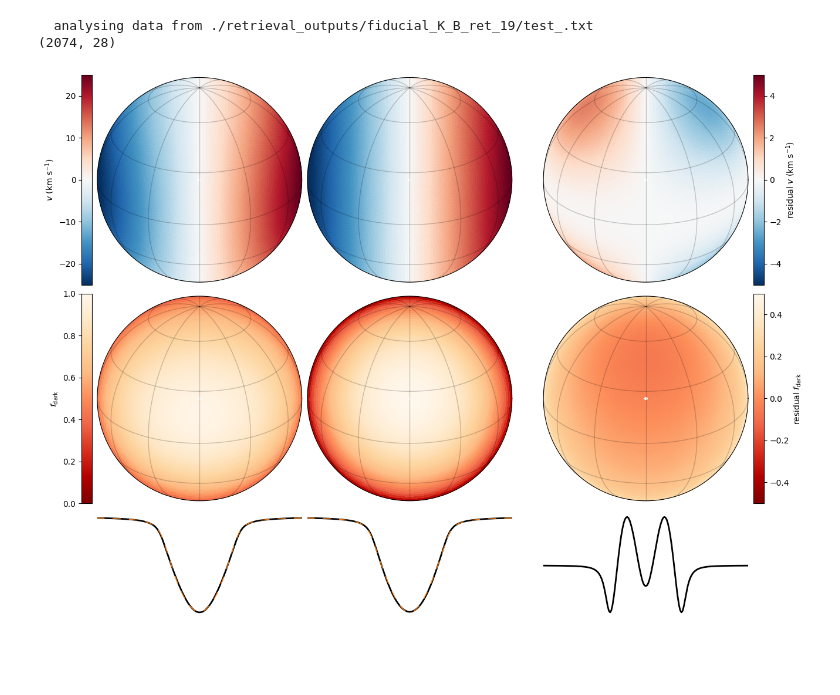
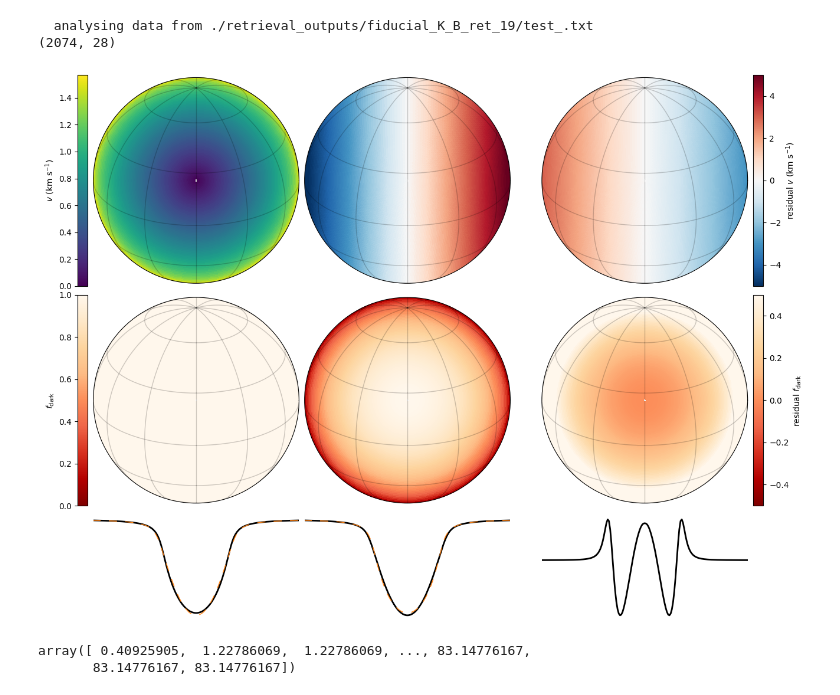
Before and after one commit to samderegt/retrieval_base, a Jupyter notebook: Luhman_16/differential_rotation.ipynb, the cells around one changed output. Drawn from its saved outputs; the diff is of its cells as text; code cells hidden in the pictures; blank space fills up the shorter version.

```diff
--- a/Luhman_16/differential_rotation.ipynb
+++ b/Luhman_16/differential_rotation.ipynb
@@ -254,7 +258,8 @@ flux_init = np.ones_like(wave)
 flux_init -= Lorentz1D(amplitude=0.5, x_0=2200, fwhm=fwhm)(wave)
 # %%
 #nr, ntheta = 10, 100
-nr, ntheta = 50, 200
+nr, ntheta = 70, 250
+#nr, ntheta = 250, 1000
 
 _, flux_local, _, _, all_v_local, all_f_local = rot_broadening_integration(
     vsini=1, epsilon_limb=0, epsilon_lat=0, dif_rot_delta=0, dif_rot_phi=1,
@@ -268,12 +273,15 @@ _, flux_ref, _, _, all_v_ref, all_f_ref = rot_broadening_integration(
     )
 
 wave, flux_mod, all_r, all_theta, all_v_mod, all_f_mod = rot_broadening_integration(
+    vsini=25.9-3, epsilon_limb=0.0, epsilon_lat=0, dif_rot_delta=0, dif_rot_phi=1,
     #vsini=25, epsilon_limb=0.65, epsilon_lat=0.5, dif_rot_delta=0, dif_rot_phi=1,
     #vsini=25, epsilon_limb=0.65, epsilon_lat=0.5, dif_rot_delta=0, dif_rot_phi=8,
     #vsini=24.7, epsilon_limb=0.76, epsilon_lat=0.87, dif_rot_delta=0, dif_rot_phi=2.9,
     #vsini=25.5, epsilon_limb=0.2, epsilon_lat=0.0, dif_rot_delta=0.23, dif_rot_phi=1.5,
     #vsini=25.6, epsilon_limb=0.35, epsilon_lat=0.14, dif_rot_delta=0.23, dif_rot_phi=1.41,
-    vsini=25.8, epsilon_limb=0.63, epsilon_lat=0.17, dif_rot_delta=0.25, dif_rot_phi=1.0,
+    #vsini=25.8, epsilon_limb=0.63, epsilon_lat=0.17, dif_rot_delta=0.25, dif_rot_phi=1.0,
+    #vsini=26.0, epsilon_limb=0.25, epsilon_band=0.59, lat_band=19, sigma_band=42,
+    #vsini=26.0, epsilon_limb=0.25, epsilon_band=0.59, lat_band=40, sigma_band=15,
     nr=nr, ntheta=ntheta, wave=wave, flux=flux_init,
     )
 
@@ -289,7 +297,7 @@ def orthographic_to_xy(lat, lon, lat_0, lon_0, R=1):
     mask = (c > -np.pi/2) & (c < np.pi/2)
     x[~mask] = np.nan
     y[~mask] = np.nan
-    return x, y
+    return x, y, c
 
 def plot_grid(ax, lat_grid=np.arange(-90,90+1e-6,30), lon_grid=np.arange(0,360,30), inclination=26, **kwargs):
 
@@ -299,7 +307,7 @@ def plot_grid(ax, lat_grid=np.arange(-90,90+1e-6,30), lon_grid=np.arange(0,360,3
     for lat_i in np.deg2rad(lat_grid):
 
         # Orthographic projection
-        x, y = orthographic_to_xy(lat_i, lon, np.deg2rad(inclination), np.deg2rad(0))
+        x, y, c = orthographic_to_xy(lat_i, lon, np.deg2rad(inclination), np.deg2rad(0))
 
         # Convert to polar coordinates
         r = np.sqrt(x**2 + y**2)
@@ -310,7 +318,7 @@ def plot_grid(ax, lat_grid=np.arange(-90,90+1e-6,30), lon_grid=np.arange(0,360,3
     for lon_i in np.deg2rad(lon_grid):
 
         # Orthographic projection
-        x, y = orthographic_to_xy(lat, lon_i, np.deg2rad(inclination), np.deg2rad(0))
+        x, y, c = orthographic_to_xy(lat, lon_i, np.deg2rad(inclination), np.deg2rad(0))
 
         # Convert to polar coordinates
         r = np.sqrt(x**2 + y**2)
@@ -318,7 +326,7 @@ def plot_grid(ax, lat_grid=np.arange(-90,90+1e-6,30), lon_grid=np.arange(0,360,3
 
         ax.plot(phi, r, **kwargs)
 
-def plot_tricontourf(ax, x, y, z, cax=None, **kwargs):
+def plot_map(ax, x, y, z, cax=None, **kwargs):
 
     dy = np.diff(np.unique(y)[[0,1]])[0]
 
@@ -378,51 +386,60 @@ for i, ax_i in enumerate(ax[:2,:].flatten()):
 
     plot_grid(ax_i, c='k', alpha=0.2, lw=1)
 
-#plot_tricontourf(
+plot_map(
+    ax[0,0], all_theta, all_r, np.arcsin(all_r/1), cmap='viridis', vmin=0, vmax=np.pi/2, cax=cax[0,0]
+)
+#plot_map(
 #    ax[0,0], all_theta, all_r, all_theta, cmap='viridis', vmin=-2*np.pi, vmax=2*np.pi, cax=cax[0,0]
 #    )
-plot_tricontourf(
-    ax[0,0], all_theta, all_r, -all_v_mod, cmap='RdBu_r', vmin=-25, vmax=25, cax=cax[0,0]
-    )
-plot_tricontourf(
+#plot_map(
+#    ax[0,0], all_theta, all_r, -all_v_mod, cmap='RdBu_r', vmin=-25, vmax=25, cax=cax[0,0]
+#    )
+plot_map(
     ax[0,1], all_theta, all_r, -all_v_ref, cmap='RdBu_r', vmin=-25, vmax=25
     )
-plot_tricontourf(
+plot_map(
     ax[0,2], all_theta, all_r, -(all_v_mod-all_v_ref), cmap='RdBu_r', vmin=-5, vmax=5, cax=cax[0,1]
     )
 
-plot_tricontourf(
-    ax[1,0], all_theta, all_r, all_f_mod, cmap='OrRd_r', vmin=0, vmax=1, cax=cax[1,0],
+vmax = max([1, all_f_mod.max(), all_f_ref.max()])
+plot_map(
+    ax[1,0], all_theta, all_r, all_f_mod, cmap='OrRd_r', vmin=0, vmax=vmax, cax=cax[1,0],
     )
-plot_tricontourf(
-    ax[1,1], all_theta, all_r, all_f_ref, cmap='OrRd_r', vmin=0, vmax=1,
+plot_map(
+    ax[1,1], all_theta, all_r, all_f_ref, cmap='OrRd_r', vmin=0, vmax=vmax,
     )
-plot_tricontourf(
+plot_map(
     ax[1,2], all_theta, all_r, all_f_mod-all_f_ref, cmap='OrRd_r', vmin=-0.5, vmax=+0.5, cax=cax[1,1],
     )
 
 ax[2,0].plot(wave, flux_mod, c='k', lw=2)
 ax[2,0].plot(wave, flux_ref, c='C1', lw=1, ls=(0,(10,10)))
 ax[2,1].plot(wave, flux_ref, c='k', lw=2)
 ax[2,1].plot(wave, flux_mod, c='C1', lw=1, ls=(0,(10,10)))
 ax[2,2].plot(wave, flux_mod-flux_ref, c='k', lw=2)
 
 for cax_i in cax[:,0].flatten():
     cax_i.yaxis.tick_left()
     cax_i.yaxis.set_label_position('left')
 cax[0,0].set(ylabel=r'$v\ \mathrm{(km\ s^{-1})}$')
 cax[0,1].set(ylabel=r'residual $v\ \mathrm{(km\ s^{-1})}$')
 
 cax[1,0].set(ylabel=r'$f_\mathrm{dark}$')
 cax[1,1].set(ylabel=r'residual $f_\mathrm{dark}$')
 
 for i, ax_i in enumerate(ax[-1,:].flatten()):
     ax_i.axis('off')
     ax_i.set_xlim(2200-0.5,2200+0.5)
 
 plt.show()
 # %% [output]
-[figure, old version]
+[figure, new version]
+# %%
+np.rad2deg(np.arcsin(all_r/1))
+# %% [output]
+array([ 0.40925905,  1.22786069,  1.22786069, ..., 83.14776167,
+       83.14776167, 83.14776167])
 # %%
 rv = np.arange(-300,300+1e-6,1)
 CCF = np.ones_like(rv) * np.nan
```
Also changed, not shown: parts of 2 cells of this notebook, 5 other files.
